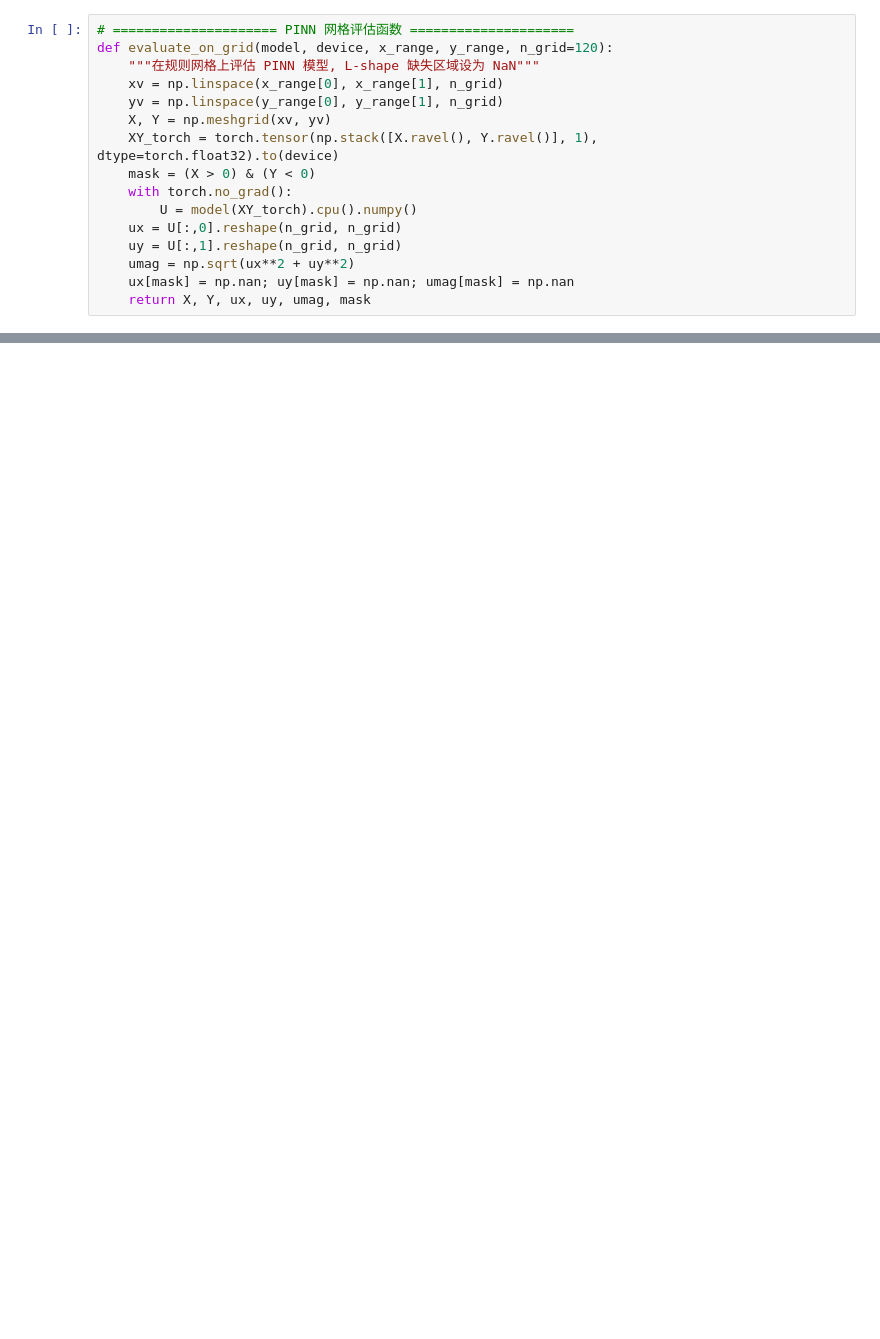
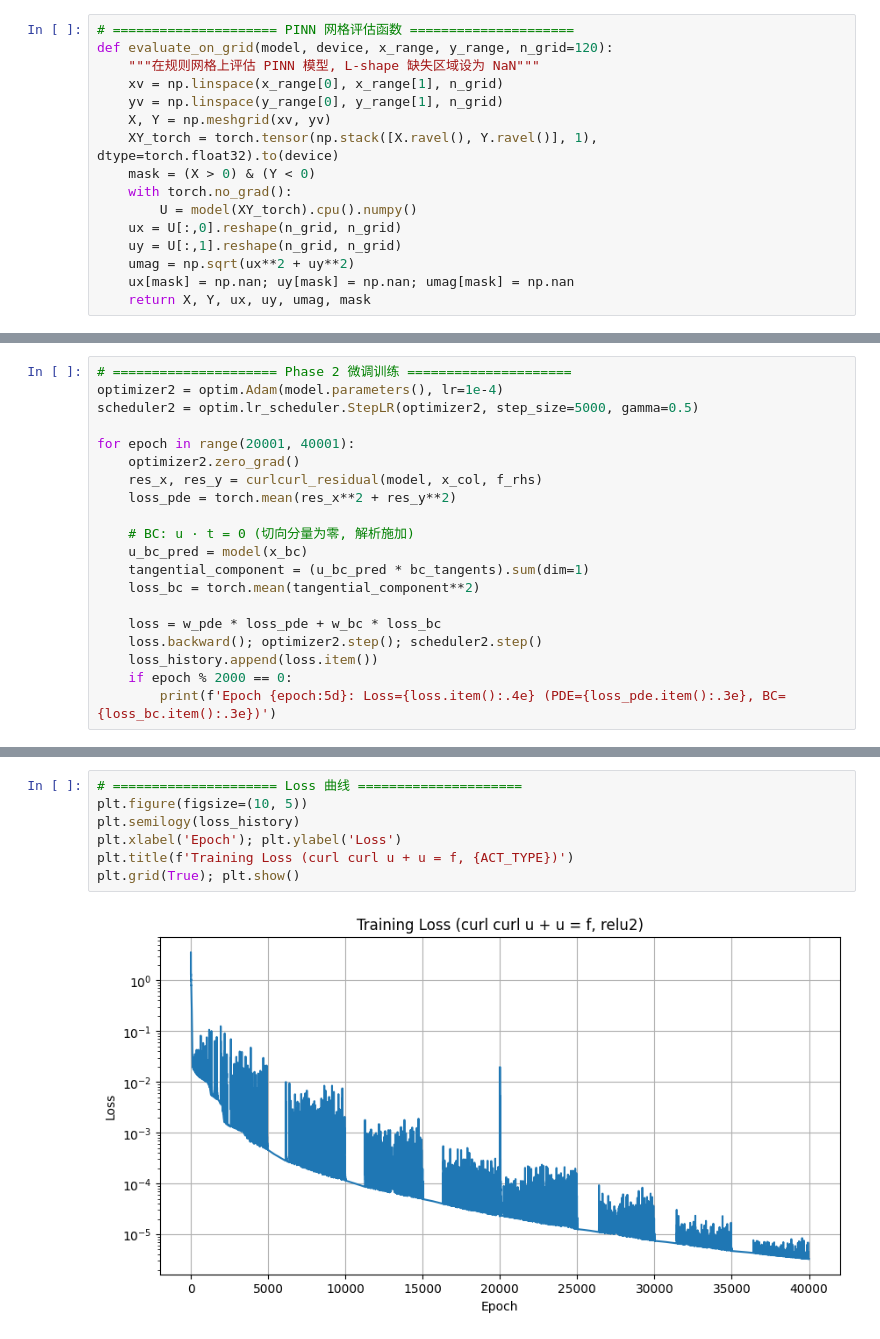
Before and after one commit to Tipsyscholar/AI_For_PDE, a Jupyter notebook: PINN_curlcurl.ipynb, the cells around one changed output, grey strips where cells are left out. Saved outputs shown, nothing was run; the diff lists cells and outputs as text; blank space fills up the shorter version.

```diff
--- a/PINN_curlcurl.ipynb
+++ b/PINN_curlcurl.ipynb
@@ -316,0 +458,20 @@ print(f'  L2 relative: {np.sqrt(np.nansum(err_mag**2))/np.sqrt(np.nansum(uf**2))
+# %%
+# ===================== Phase 2 微调训练 =====================
+optimizer2 = optim.Adam(model.parameters(), lr=1e-4)
+scheduler2 = optim.lr_scheduler.StepLR(optimizer2, step_size=5000, gamma=0.5)
+
+for epoch in range(20001, 40001):
+    optimizer2.zero_grad()
+    res_x, res_y = curlcurl_residual(model, x_col, f_rhs)
+    loss_pde = torch.mean(res_x**2 + res_y**2)
+
+    # BC: u · t = 0 (切向分量为零, 解析施加)
+    u_bc_pred = model(x_bc)
+    tangential_component = (u_bc_pred * bc_tangents).sum(dim=1)
+    loss_bc = torch.mean(tangential_component**2)
+
+    loss = w_pde * loss_pde + w_bc * loss_bc
+    loss.backward(); optimizer2.step(); scheduler2.step()
+    loss_history.append(loss.item())
+    if epoch % 2000 == 0:
+        print(f'Epoch {epoch:5d}: Loss={loss.item():.4e} (PDE={loss_pde.item():.3e}, BC={loss_bc.item():.3e})')
@@ -316,0 +498,9 @@ print(f'  L2 relative: {np.sqrt(np.nansum(err_mag**2))/np.sqrt(np.nansum(uf**2))
+# %%
+# ===================== Loss 曲线 =====================
+plt.figure(figsize=(10, 5))
+plt.semilogy(loss_history)
+plt.xlabel('Epoch'); plt.ylabel('Loss')
+plt.title(f'Training Loss (curl curl u + u = f, {ACT_TYPE})')
+plt.grid(True); plt.show()
+# %% [output]
+[figure, added]
```
Also changed, not shown: parts of 18 cells of this notebook, 7 other files.
